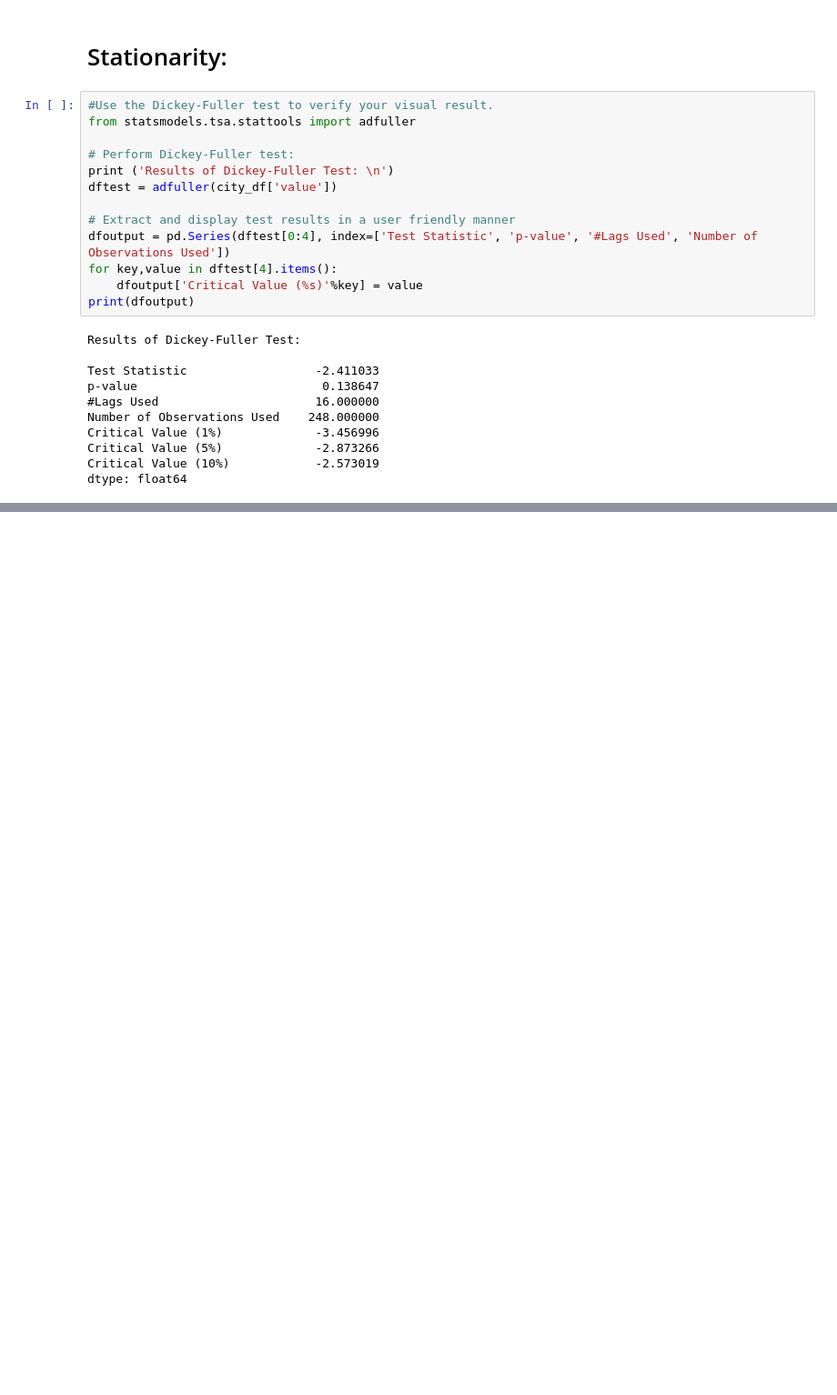
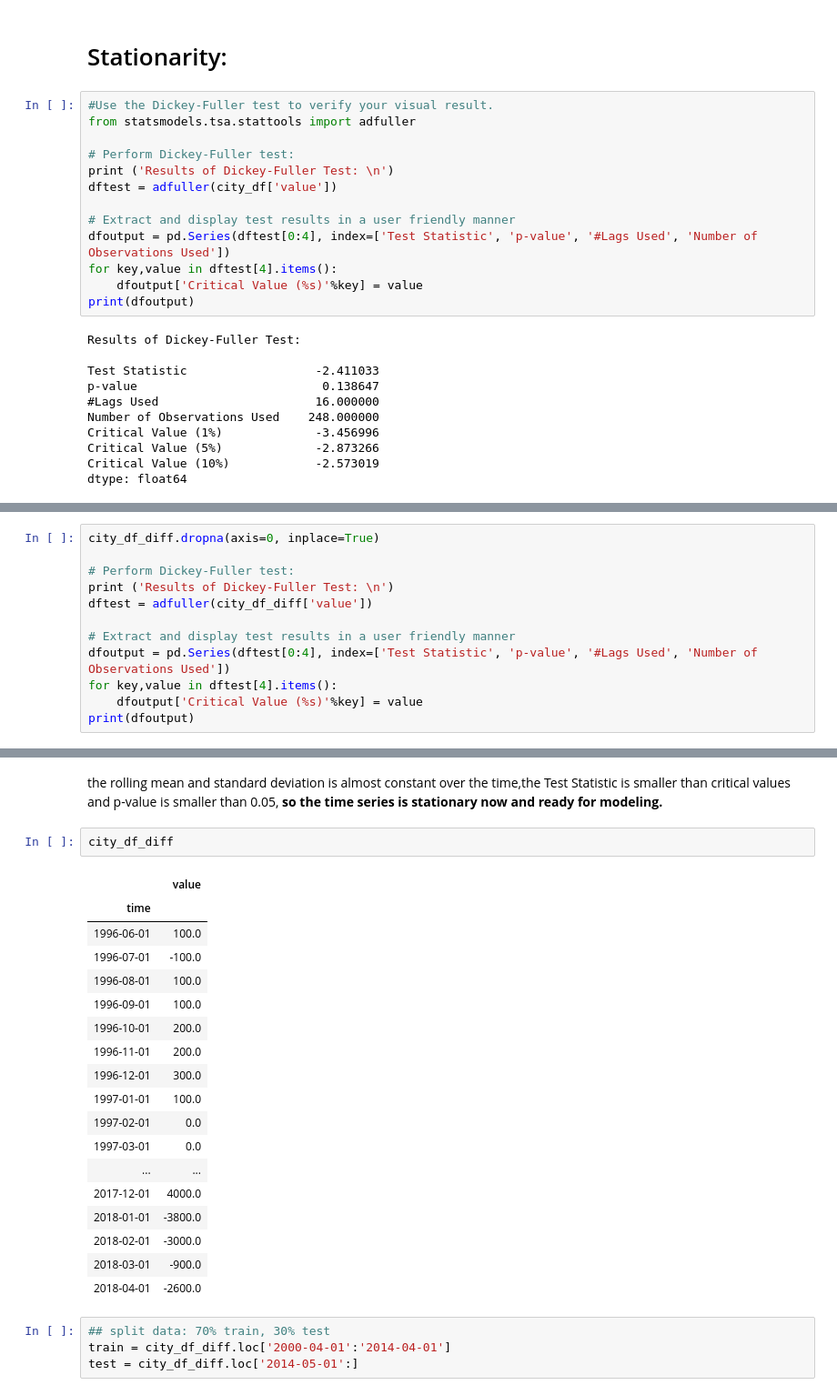
Before and after one commit to FarnazG/CodeReviews, a Jupyter notebook: ARIMA_VS_SARIMA.ipynb, the cells around one changed output, grey strips where cells are left out. Shown at 91% size. Drawn from its saved outputs; the diff is of its cells as text; blank space fills up the shorter version.

```diff
--- a/ARIMA_VS_SARIMA.ipynb
+++ b/ARIMA_VS_SARIMA.ipynb
@@ -185,0 +234,12 @@ dtype: float64
+# %%
+city_df_diff.dropna(axis=0, inplace=True)
+
+# Perform Dickey-Fuller test:
+print ('Results of Dickey-Fuller Test: \n')
+dftest = adfuller(city_df_diff['value'])
+
+# Extract and display test results in a user friendly manner
+dfoutput = pd.Series(dftest[0:4], index=['Test Statistic', 'p-value', '#Lags Used', 'Number of Observations Used'])
+for key,value in dftest[4].items():
+    dfoutput['Critical Value (%s)'%key] = value
+print(dfoutput)
@@ -185,0 +257,27 @@ dtype: float64
+# %% [markdown]
+the rolling mean and standard deviation is almost constant over the time,the Test Statistic is smaller than critical values and p-value is smaller than 0.05, **so the time series is stationary now and ready for modeling.**
+# %%
+city_df_diff
+# %% [output]
+|  | value |
+| time |  |
+| 1996-06-01 | 100.0 |
+| 1996-07-01 | -100.0 |
+| 1996-08-01 | 100.0 |
+| 1996-09-01 | 100.0 |
+| 1996-10-01 | 200.0 |
+| 1996-11-01 | 200.0 |
+| 1996-12-01 | 300.0 |
+| 1997-01-01 | 100.0 |
+| 1997-02-01 | 0.0 |
+| 1997-03-01 | 0.0 |
+| ... | ... |
+| 2017-12-01 | 4000.0 |
+| 2018-01-01 | -3800.0 |
+| 2018-02-01 | -3000.0 |
+| 2018-03-01 | -900.0 |
+| 2018-04-01 | -2600.0 |
+# %%
+## split data: 70% train, 30% test
+train = city_df_diff.loc['2000-04-01':'2014-04-01']
+test = city_df_diff.loc['2014-05-01':]
```
Also changed, not shown: parts of 5 cells of this notebook.
